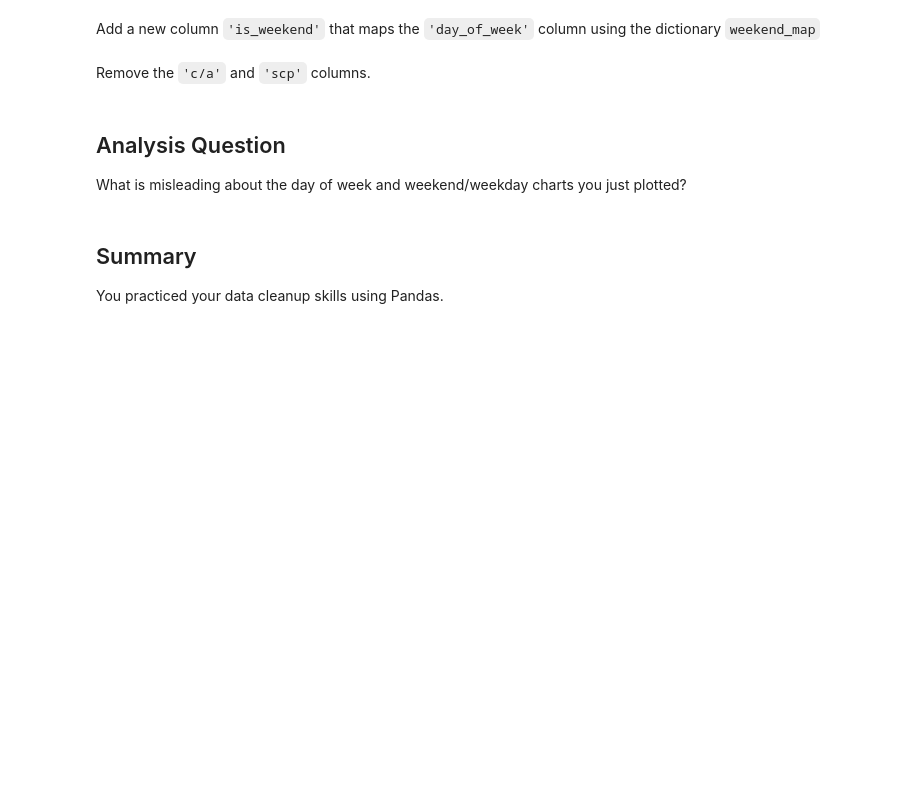
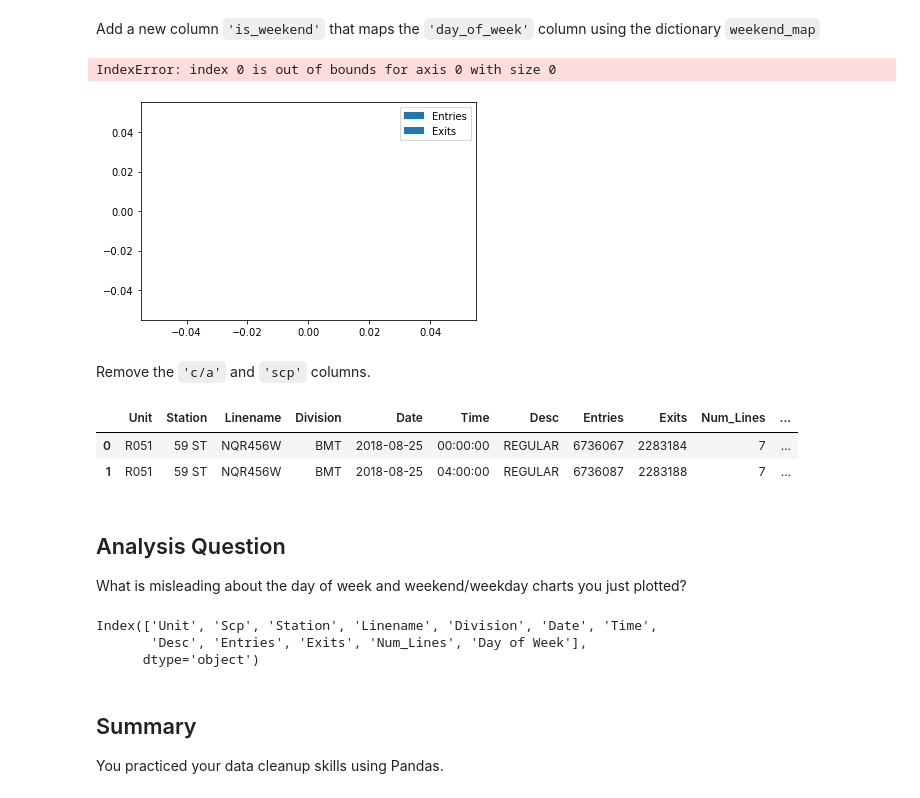
Before and after one commit to antony-wala/dsc-pandas-series-and-dataframes-lab, a Jupyter notebook: index.ipynb, the cells around one changed output. Cells and saved outputs as stored; diff of their text form; code cells hidden in the pictures; blank space fills up the shorter version.

```diff
--- a/index.ipynb
+++ b/index.ipynb
@@ -159,6 +184,7 @@ plt.show()
 - Print the first five rows of `grouped`
 # %%
 # Reset the index of grouped
-grouped = None
+grouped = grouped.reset_index()
 
 # Print the first five rows of grouped
+grouped.head()
@@ -169,24 +202,37 @@ Add a new column `'is_weekend'` that maps the `'day_of_week'` column using the d
 weekend_map = {0:False, 1:False, 2:False, 3:False, 4:False, 5:True, 6:True}
 
 # Add a new column 'is_weekend' that maps the 'day_of_week' column using weekend_map
-grouped['is_weekend'] = grouped['day_of_week'].map(weekend_map)
+grouped['is_weekend'] = grouped['Day of Week'].map(weekend_map)
 # %%
 # Group the data by weekend/weekday and plot the sum of the numeric columns
 wkend = grouped.groupby('is_weekend').sum(numeric_only = True)
-wkend[['entries', 'exits']].plot(kind='barh')
+wkend[['Entries', 'Exits']].plot(kind='barh')
 plt.show()
+# %% [output]
+IndexError: index 0 is out of bounds for axis 0 with size 0
+[figure, added]
 # %% [markdown]
 Remove the `'c/a'` and `'scp'` columns.
 # %%
 # Remove the 'c/a' and 'scp' columns
-df = None
+# df = df.drop('C/A', axis = 1)
+df = df.drop('Scp', axis = 1)
 df.head(2)
+# %% [output]
+|  | Unit | Station | Linename | Division | Date | Time | Desc | Entries | Exits | Num_Lines | ... |
+| 0 | R051 | 59 ST | NQR456W | BMT | 2018-08-25 | 00:00:00 | REGULAR | 6736067 | 2283184 | 7 | ... |
+| 1 | R051 | 59 ST | NQR456W | BMT | 2018-08-25 | 04:00:00 | REGULAR | 6736087 | 2283188 | 7 | ... |
 # %% [markdown]
 ## Analysis Question
 
 What is misleading about the day of week and weekend/weekday charts you just plotted?
 # %%
 # Your answer here
+df.columns
+# %% [output]
+Index(['Unit', 'Scp', 'Station', 'Linename', 'Division', 'Date', 'Time',
+       'Desc', 'Entries', 'Exits', 'Num_Lines', 'Day of Week'],
+      dtype='object')
 # %% [markdown]
 ## Summary
 
```
Also changed, not shown: parts of 10 cells of this notebook.
